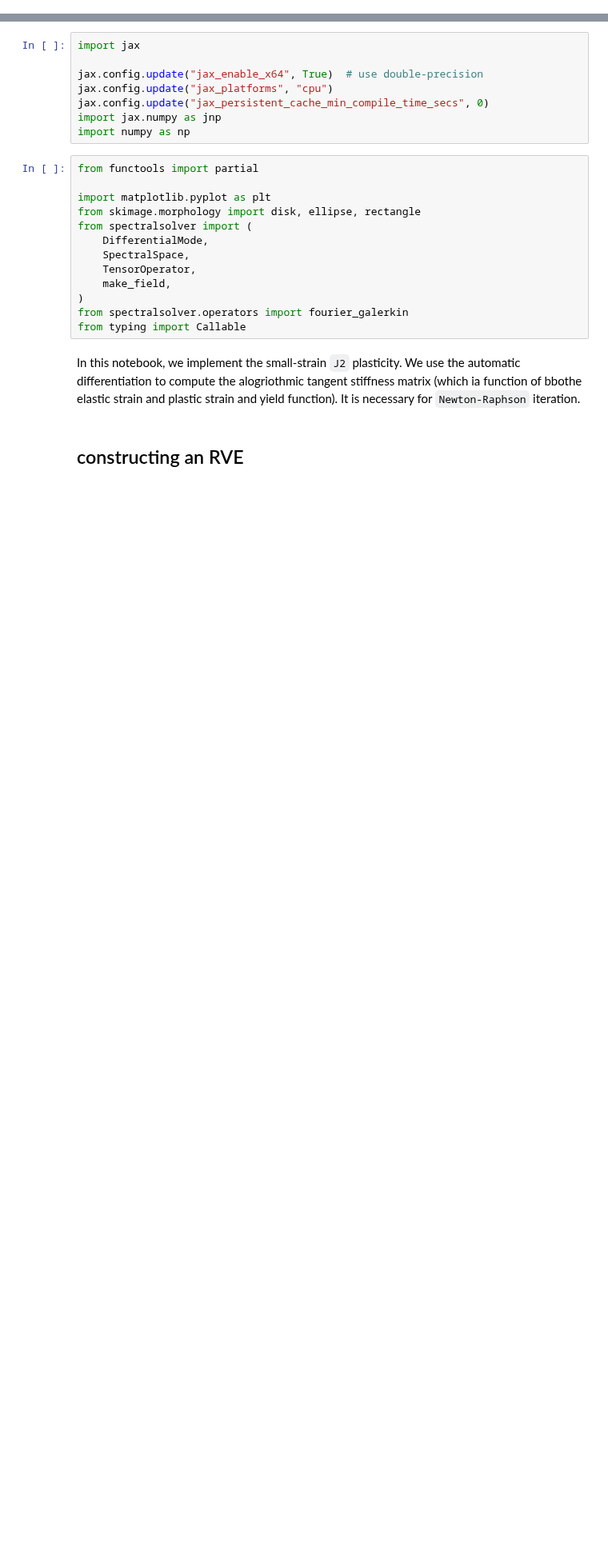
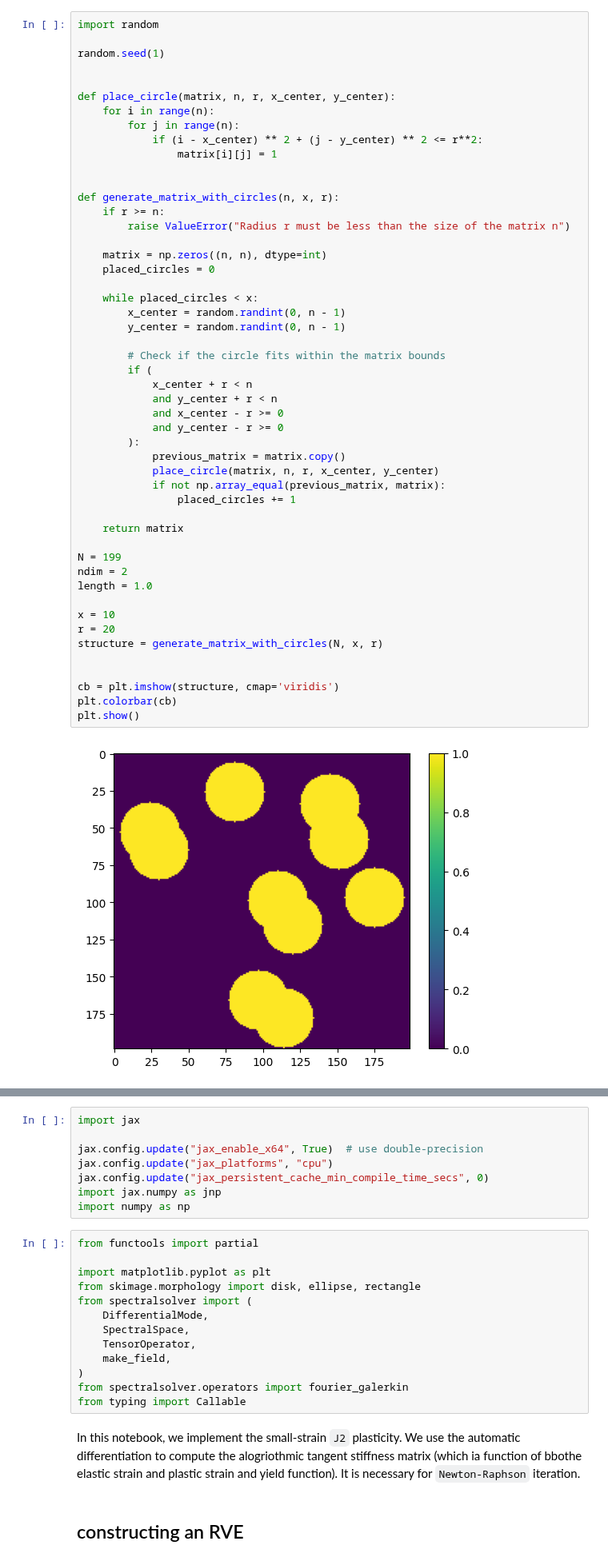
Before and after one commit to smec-ethz/xpektra, a Jupyter notebook: docs/examples/j2_plasticity.ipynb, the cells around one changed output, grey strips where cells are left out. Shown at 80% size. Saved outputs shown, nothing was run; the diff lists cells and outputs as text; blank space fills up the shorter version.

```diff
--- a/docs/examples/j2_plasticity.ipynb
+++ b/docs/examples/j2_plasticity.ipynb
@@ -0,0 +23,52 @@
+# %%
+import random
+
+random.seed(1)
+
+
+def place_circle(matrix, n, r, x_center, y_center):
+    for i in range(n):
+        for j in range(n):
+            if (i - x_center) ** 2 + (j - y_center) ** 2 <= r**2:
+                matrix[i][j] = 1
+
+
+def generate_matrix_with_circles(n, x, r):
+    if r >= n:
+        raise ValueError("Radius r must be less than the size of the matrix n")
+
+    matrix = np.zeros((n, n), dtype=int)
+    placed_circles = 0
+
+    while placed_circles < x:
+        x_center = random.randint(0, n - 1)
+        y_center = random.randint(0, n - 1)
+
+        # Check if the circle fits within the matrix bounds
+        if (
+            x_center + r < n
+            and y_center + r < n
+            and x_center - r >= 0
+            and y_center - r >= 0
+        ):
+            previous_matrix = matrix.copy()
+            place_circle(matrix, n, r, x_center, y_center)
+            if not np.array_equal(previous_matrix, matrix):
+                placed_circles += 1
+
+    return matrix
+
+N = 199
+ndim = 2
+length = 1.0
+
+x = 10
+r = 20
+structure = generate_matrix_with_circles(N, x, r)
+
+
+cb = plt.imshow(structure, cmap='viridis')
+plt.colorbar(cb)
+plt.show()
+# %% [output]
+[figure, added]
```
Also changed, not shown: parts of 6 cells of this notebook, 9 other files.
